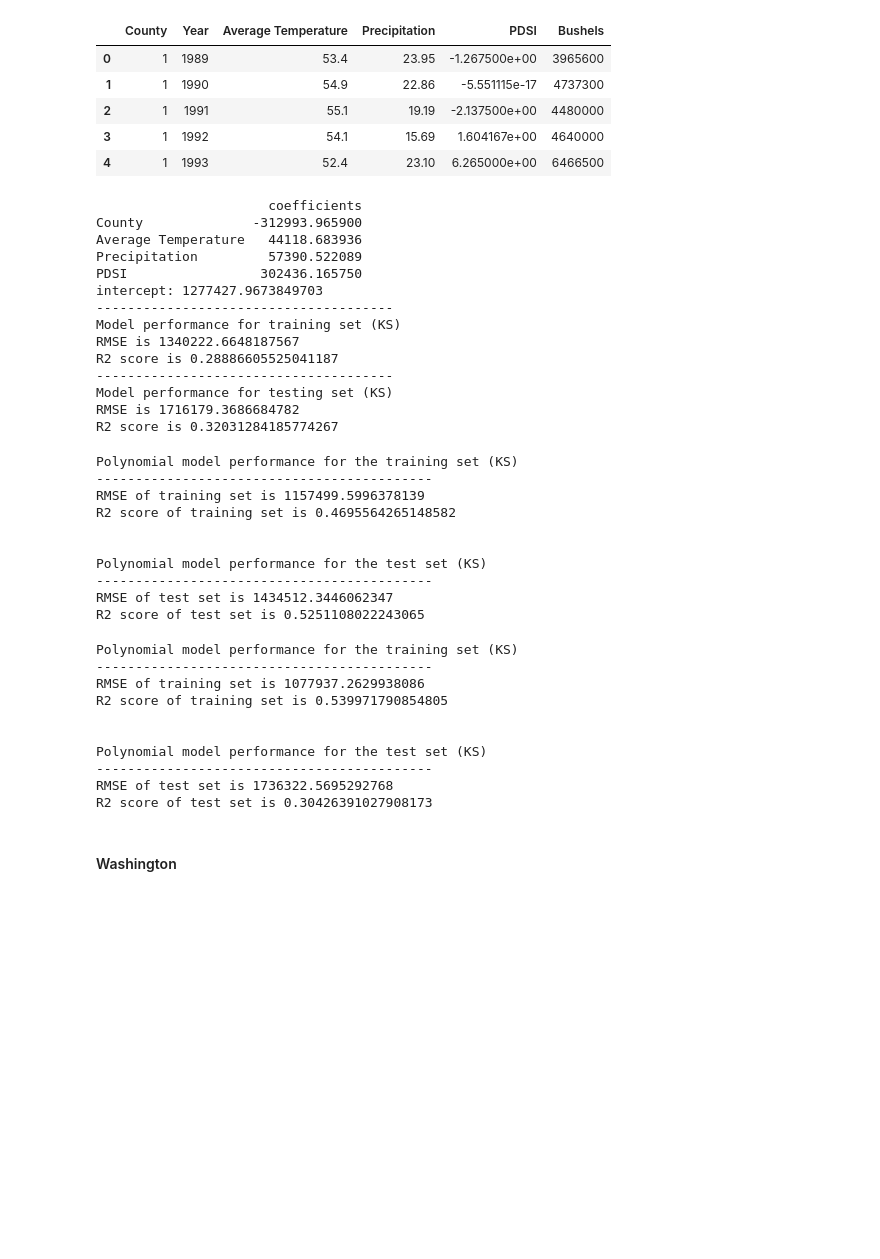
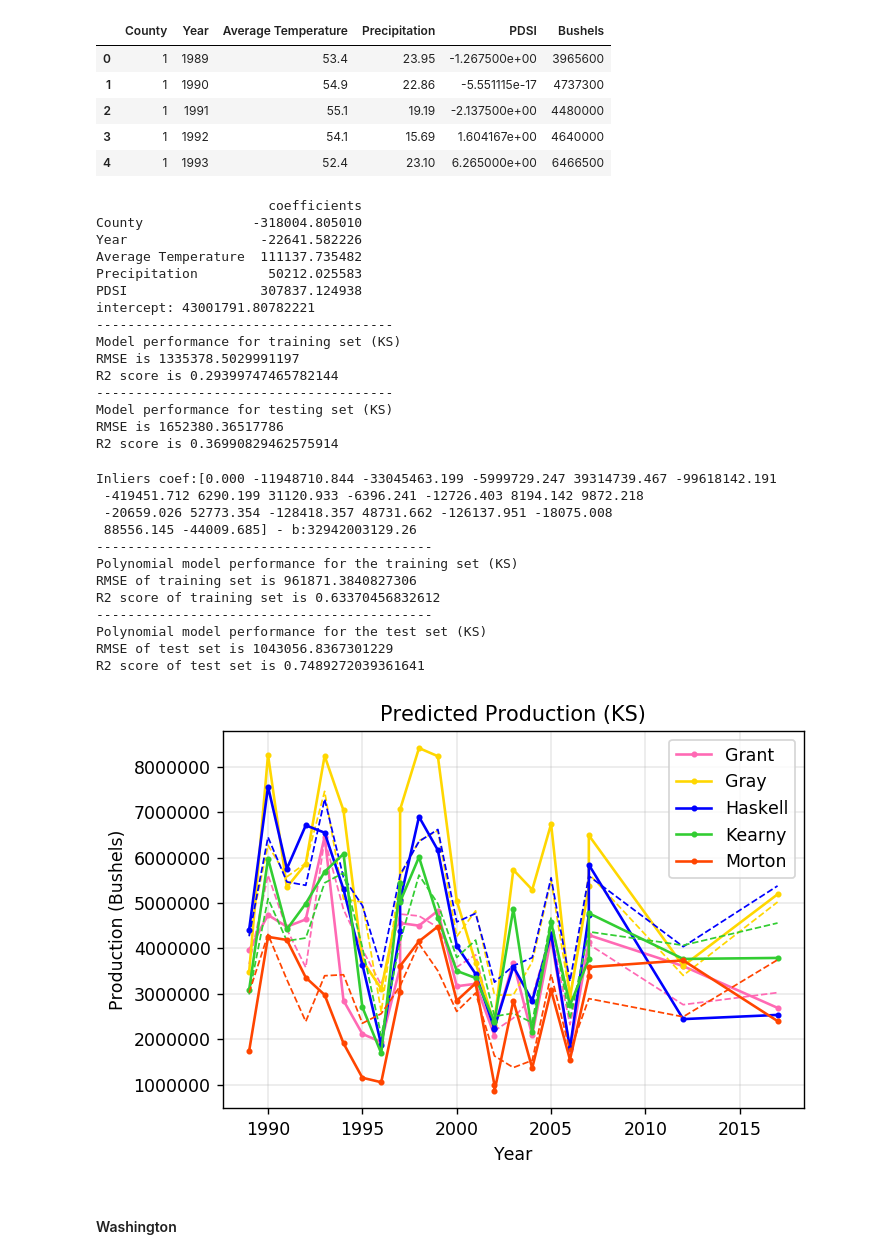
Before and after one commit to asmikumar/wheat-forecasting, a Jupyter notebook: regressions_agriculture.ipynb, the cells around one changed output. Saved outputs shown, nothing was run; the diff lists cells and outputs as text; code cells hidden in the pictures; blank space fills up the shorter version.

Commit message:
Adding agricultural prediction plots

```diff
--- a/regressions_agriculture.ipynb
+++ b/regressions_agriculture.ipynb
@@ -337,7 +337,7 @@ agri_climate_rearranged_KS.head()
 | 3 | 1 | 1992 | 54.1 | 15.69 | 1.604167e+00 | 4640000 |
 | 4 | 1 | 1993 | 52.4 | 23.10 | 6.265000e+00 | 6466500 |
 # %%
-X = agri_climate_rearranged_KS[['County', 'Average Temperature', 'Precipitation', 'PDSI']]
+X = agri_climate_rearranged_KS[['County', 'Year', 'Average Temperature', 'Precipitation', 'PDSI']]
 Y = agri_climate_rearranged_KS['Bushels']
 X_train, X_test, Y_train, Y_test = train_test_split(X, Y, test_size = 0.2, random_state=5)
 lin_model = LinearRegression()
@@ -370,17 +370,18 @@ print('RMSE is {}'.format(rmse))
 print('R2 score is {}'.format(r2))
 # %% [output]
                       coefficients
-County              -312993.965900
-Average Temperature   44118.683936
-Precipitation         57390.522089
-PDSI                 302436.165750
-intercept: 1277427.9673849703
+County              -318004.805010
+Year                 -22641.582226
+Average Temperature  111137.735482
+Precipitation         50212.025583
+PDSI                 307837.124938
+intercept: 43001791.80782221
 --------------------------------------
 Model performance for training set (KS)
-RMSE is 1340222.6648187567
-R2 score is 0.28886605525041187
+RMSE is 1335378.5029991197
+R2 score is 0.29399747465782144
 --------------------------------------
 Model performance for testing set (KS)
-RMSE is 1716179.3686684782
-R2 score is 0.32031284185774267
+RMSE is 1652380.36517786
+R2 score is 0.36990829462575914
 # %%
@@ -423,26 +485,16 @@ def create_polynomial_regression_model(degree):
 # %%
-create_polynomial_regression_model(2)
+create_polynomial_regression_model_KS(2)
 # %% [output]
+Inliers coef:[0.000 -11948710.844 -33045463.199 -5999729.247 39314739.467 -99618142.191
+ -419451.712 6290.199 31120.933 -6396.241 -12726.403 8194.142 9872.218
+ -20659.026 52773.354 -128418.357 48731.662 -126137.951 -18075.008
+ 88556.145 -44009.685] - b:32942003129.26
+-------------------------------------------
 Polynomial model performance for the training set (KS)
+RMSE of training set is 961871.3840827306
+R2 score of training set is 0.63370456832612
 -------------------------------------------
-RMSE of training set is 1157499.5996378139
-R2 score of training set is 0.4695564265148582
-
-
 Polynomial model performance for the test set (KS)
--------------------------------------------
-RMSE of test set is 1434512.3446062347
-R2 score of test set is 0.5251108022243065
+RMSE of test set is 1043056.8367301229
+R2 score of test set is 0.7489272039361641
+[figure, added]
-# %%
-create_polynomial_regression_model(3)
-# %% [output]
-Polynomial model performance for the training set (KS)
--------------------------------------------
-RMSE of training set is 1077937.2629938086
-R2 score of training set is 0.539971790854805
-
-
-Polynomial model performance for the test set (KS)
--------------------------------------------
-RMSE of test set is 1736322.5695292768
-R2 score of test set is 0.30426391027908173
```
Also changed, not shown: parts of 10 cells of this notebook.
